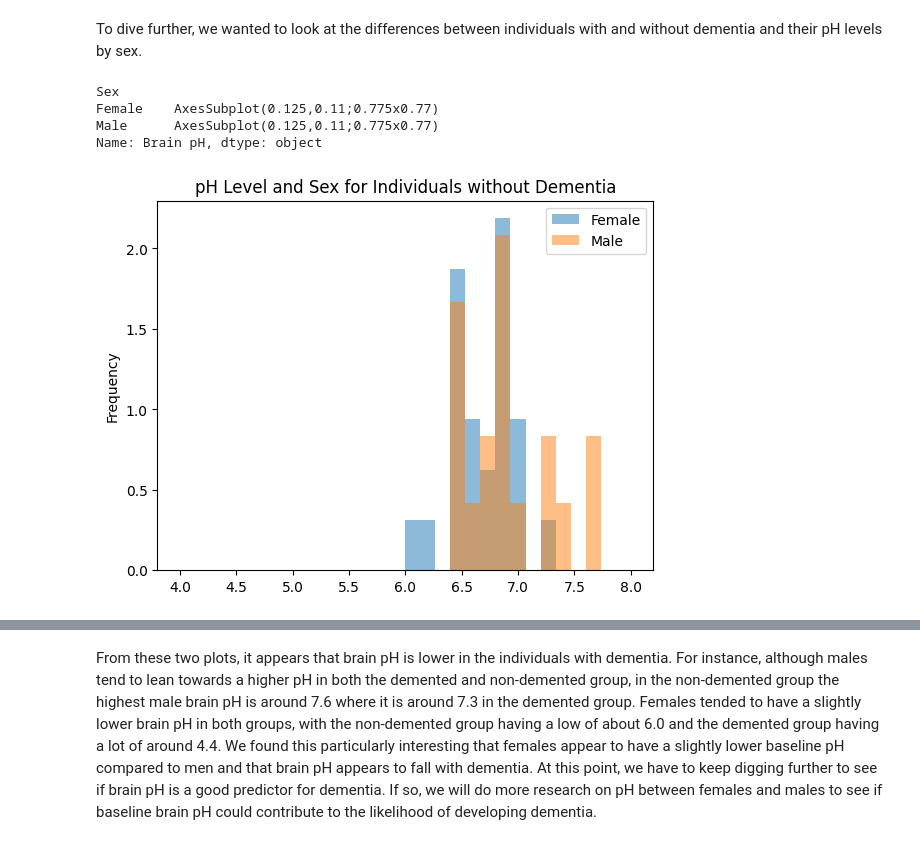
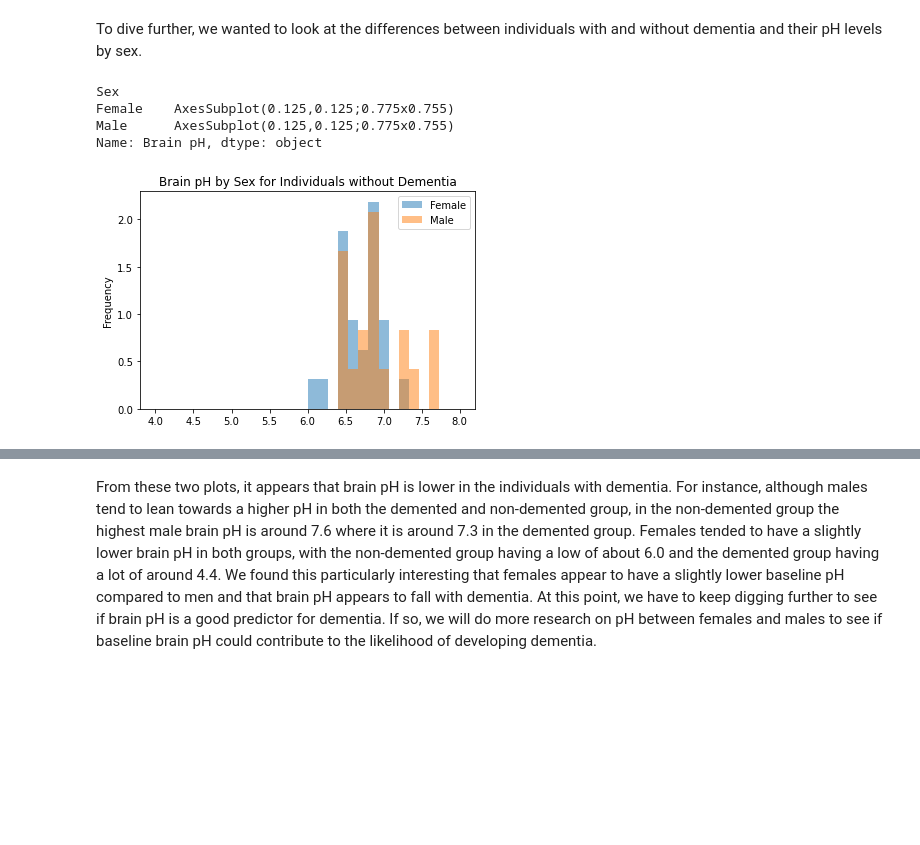
Before and after one commit to marisalong/marisalong.github.io, a Jupyter notebook: DataScienceFinalNotebook.ipynb, the cells around one changed output, grey strips where cells are left out. Saved outputs shown, nothing was run; the diff lists cells and outputs as text; code cells hidden in the pictures; blank space fills up the shorter version.

```diff
--- a/DataScienceFinalNotebook.ipynb
+++ b/DataScienceFinalNotebook.ipynb
@@ -616,13 +613,13 @@ To dive further, we wanted to look at the differences between individuals with a
 # %%
 df_meta_nodementia = df_meta[df_meta["Cognitive Status"] != "Dementia"]
 df_meta_dementia = df_meta[df_meta["Cognitive Status"] == "Dementia"]
 
-df_meta_nodementia.groupby("Sex")['Brain pH'].plot.hist(alpha=.5, density=True, legend=True, xlabel = "Brain pH", title = "pH Level and Sex for Individuals without Dementia", bins=30, range=[4.0, 8.0])
+df_meta_nodementia.groupby("Sex")['Brain pH'].plot.hist(alpha=.5, density=True, legend=True, xlabel = "Brain pH", title = "Brain pH by Sex for Individuals without Dementia", bins=30, range=[4.0, 8.0])
 # %% [output]
 Sex
-Female    AxesSubplot(0.125,0.11;0.775x0.77)
-Male      AxesSubplot(0.125,0.11;0.775x0.77)
+Female    AxesSubplot(0.125,0.125;0.775x0.755)
+Male      AxesSubplot(0.125,0.125;0.775x0.755)
 Name: Brain pH, dtype: object
-[figure, old version]
+[figure, new version]
 # %%
 # now fow dementia
```
Also changed, not shown: parts of 30 cells of this notebook.
